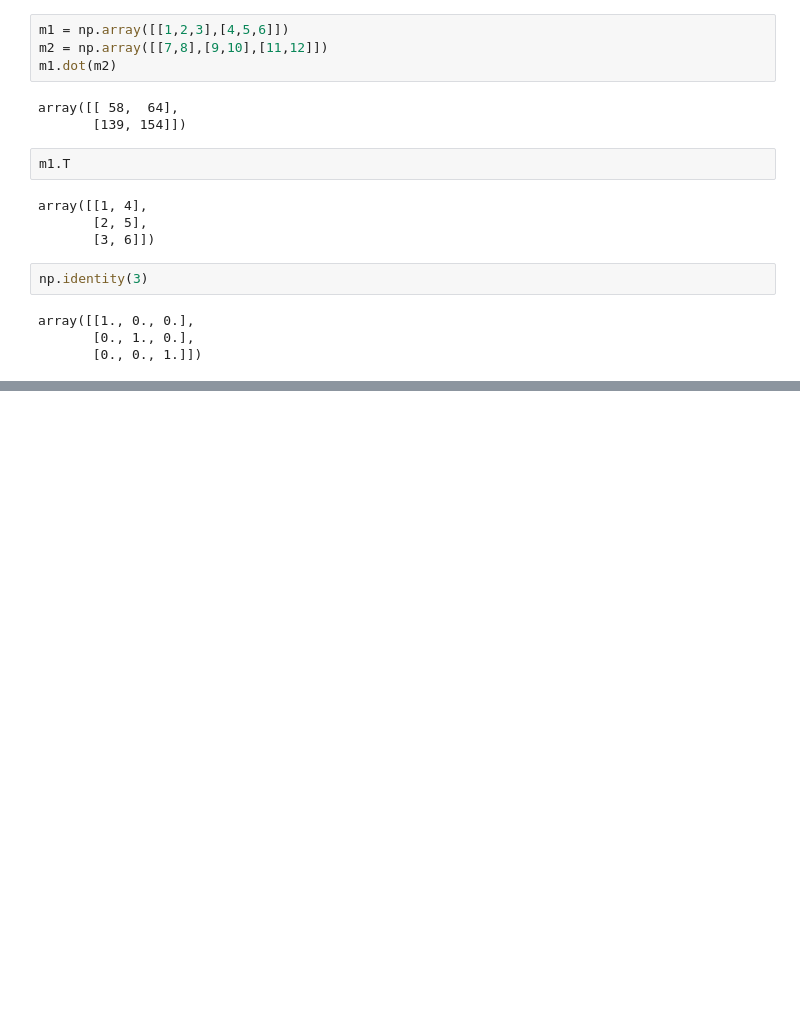
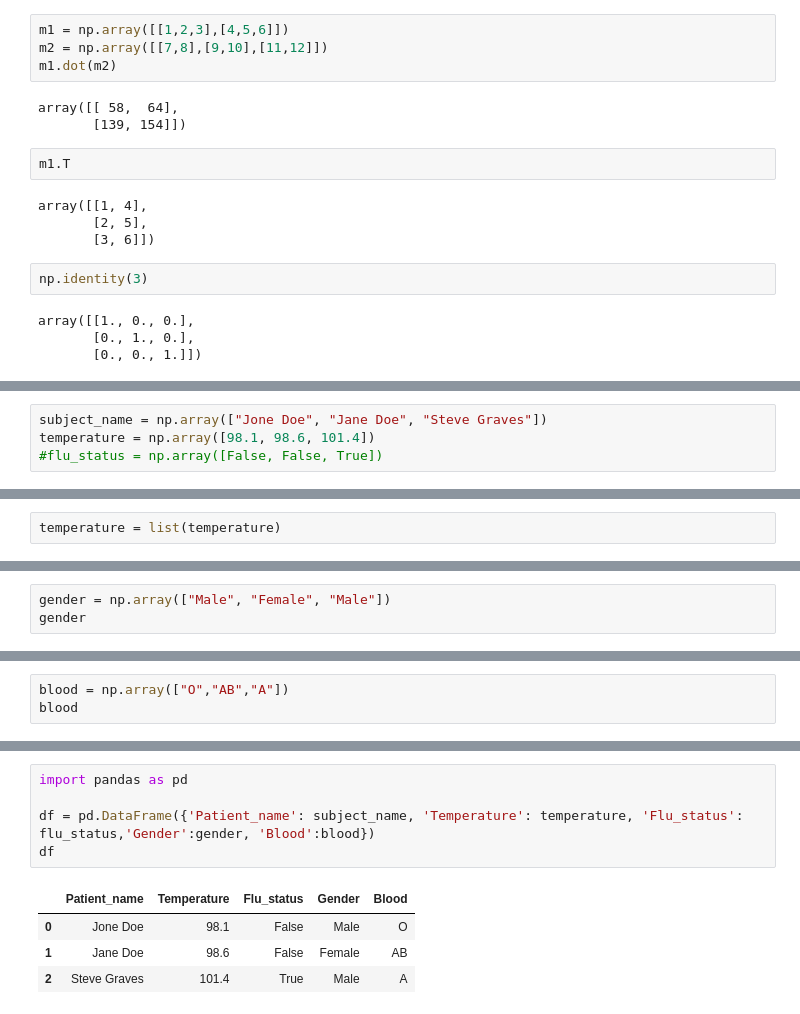
Before and after one commit to pappucode/datascience, a Jupyter notebook: stat_basic.ipynb, the cells around one changed output, grey strips where cells are left out. Cells and saved outputs as stored; diff of their text form; blank space fills up the shorter version.

```diff
--- a/stat_basic.ipynb
+++ b/stat_basic.ipynb
@@ -330,0 +338,4 @@ array([[1., 0., 0.],
+# %%
+subject_name = np.array(["Jone Doe", "Jane Doe", "Steve Graves"])
+temperature = np.array([98.1, 98.6, 101.4])
+#flu_status = np.array([False, False, True])
@@ -330,0 +354,2 @@ array([[1., 0., 0.],
+# %%
+temperature = list(temperature)
@@ -330,0 +364,3 @@ array([[1., 0., 0.],
+# %%
+gender = np.array(["Male", "Female", "Male"])
+gender
@@ -330,0 +369,3 @@ array([[1., 0., 0.],
+# %%
+blood = np.array(["O","AB","A"])
+blood
@@ -330,0 +425,10 @@ array([[1., 0., 0.],
+# %%
+import pandas as pd
+
+df = pd.DataFrame({'Patient_name': subject_name, 'Temperature': temperature, 'Flu_status': flu_status,'Gender':gender, 'Blood':blood})
+df
+# %% [output]
+|  | Patient_name | Temperature | Flu_status | Gender | Blood |
+| 0 | Jone Doe | 98.1 | False | Male | O |
+| 1 | Jane Doe | 98.6 | False | Female | AB |
+| 2 | Steve Graves | 101.4 | True | Male | A |
```
Also changed, not shown: parts of 20 cells of this notebook, 3 other files.
